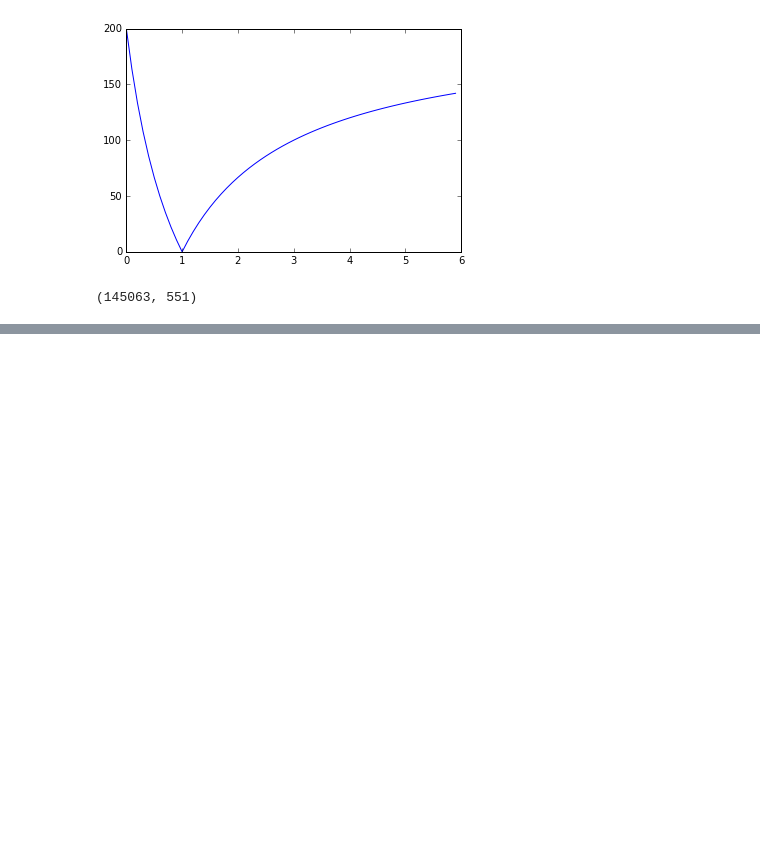
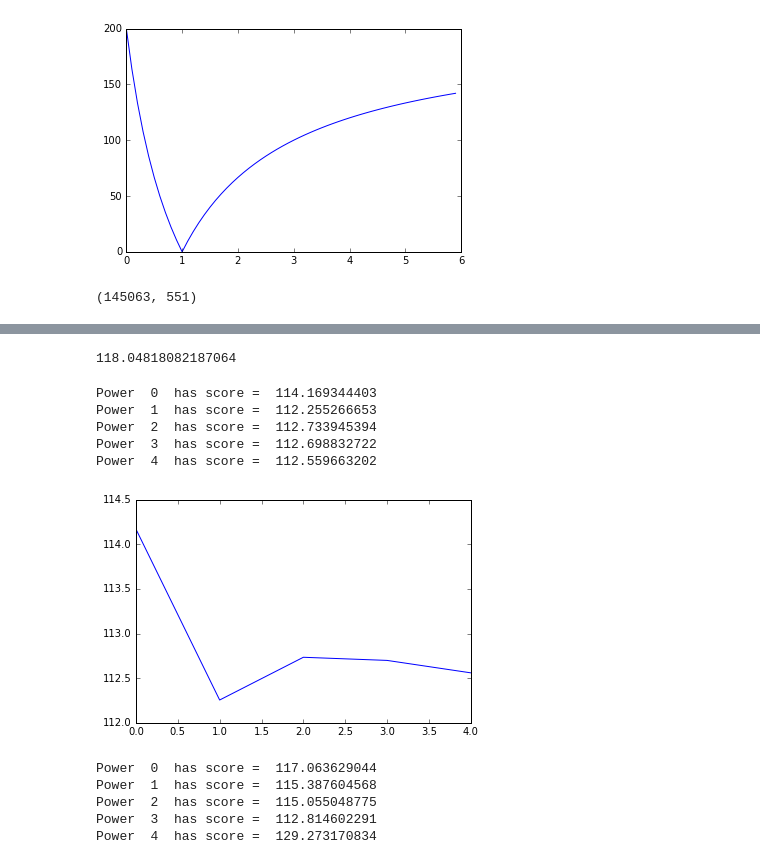
Before and after one commit to MatthewMcGonagle/KaggleWikiTraffic, a Jupyter notebook: SimpleWindow.ipynb, the cells around one changed output, grey strips where cells are left out. Saved outputs shown, nothing was run; the diff lists cells and outputs as text; code cells hidden in the pictures; blank space fills up the shorter version.

Commit message:
Added more linear regression, including the number of words (ie number of occurrences of '_') in Page.

```diff
--- a/SimpleWindow.ipynb
+++ b/SimpleWindow.ipynb
@@ -32,12 +32,11 @@ all_df.shape
 # For now, just set all NaN to 0.
 
 all_df.fillna(0, inplace = True)
-all_df = all_df.drop('Page', axis = 1)
 # %%
 futureT = 64
 
-X_all = all_df.values[:, :-futureT]
-Y_all = all_df.values[:, -futureT:]
+X_all = all_df.drop('Page', axis = 1).values[:, :-futureT]
+Y_all = all_df.drop('Page', axis = 1).values[:, -futureT:]
 # %%
 X_train, X_test, Y_train, Y_test = train_test_split(X_all, Y_all, test_size = 0.33, random_state = 32)
 # %%
@@ -61,5 +91,8 @@ def smape(Y_predict, Y_test):
 # %%
-preTransform = FunctionTransformer(makeWindows)
+preTransform = make_union( FunctionTransformer(windowsAvgs),
+                           FunctionTransformer(windowsLinear),
+                           FunctionTransformer(windowsPower, kw_args = {'power':2}) )
+
 model = make_pipeline(preTransform,
                       PolynomialFeatures(2),
                       LinearRegression())
@@ -71,0 +105,56 @@ smape(Y_predict, Y_test)
+# %%
+scores = -cross_val_score(model, X_all, Y_all, scoring = smape_scorer)
+np.mean(scores)
+# %% [output]
+118.04818082187064
+# %%
+# Let's try linear features after the preTransform
+
+preTransformers = []
+scores = []
+
+for power in range(5):
+    newtransform = FunctionTransformer(windowsPower, kw_args = {'power' : power, 'windowT' : 64})
+    preTransformers.append(newtransform)
+    preTransform = make_union(*preTransformers)
+    model = make_pipeline(preTransform,
+                         PolynomialFeatures(1),
+                         LinearRegression())
+    score = -cross_val_score(model, X_all, Y_all, scoring = smape_scorer)
+    score = np.mean(score)
+    scores.append(score)
+    print('Power ', power, ' has score = ', score)
+# %% [output]
+Power  0  has score =  114.169344403
+Power  1  has score =  112.255266653
+Power  2  has score =  112.733945394
+Power  3  has score =  112.698832722
+Power  4  has score =  112.559663202
+# %%
+plt.plot(scores)
+plt.show()
+# %% [output]
+[figure, added]
+# %%
+# Now, let's try quadratic features after the preTransform
+
+preTransformers = []
+scores = []
+
+for power in range(5):
+    newtransform = FunctionTransformer(windowsPower, kw_args = {'power' : power, 'windowT' : 64})
+    preTransformers.append(newtransform)
+    preTransform = make_union(*preTransformers)
+    model = make_pipeline(preTransform,
+                         PolynomialFeatures(2),
+                         LinearRegression())
+    score = -cross_val_score(model, X_all, Y_all, scoring = smape_scorer)
+    score = np.mean(score)
+    scores.append(score)
+    print('Power ', power, ' has score = ', score)
+# %% [output]
+Power  0  has score =  117.063629044
+Power  1  has score =  115.387604568
+Power  2  has score =  115.055048775
+Power  3  has score =  112.814602291
+Power  4  has score =  129.273170834
```
Also changed, not shown: parts of 8 cells of this notebook.
